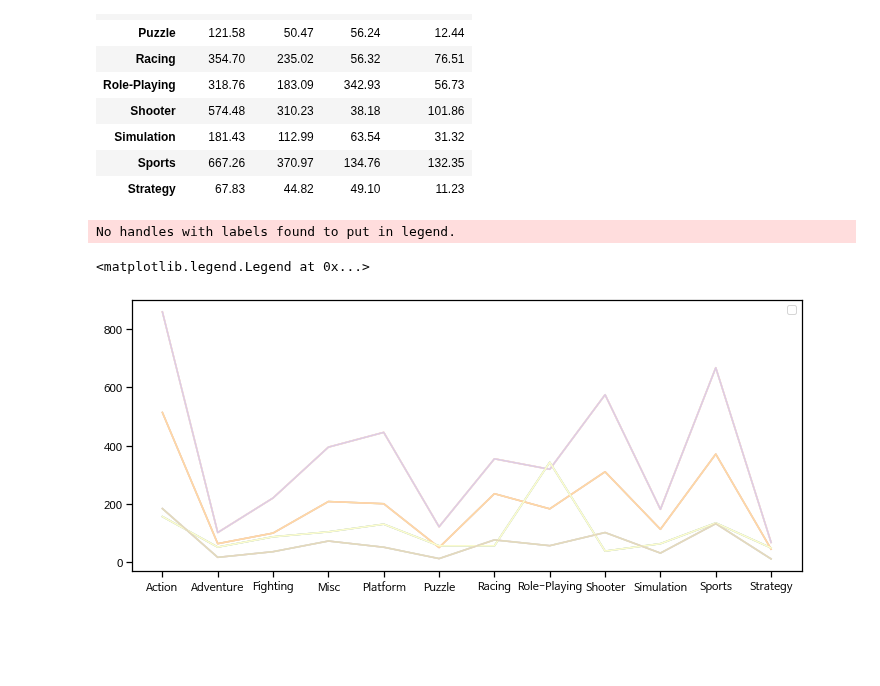
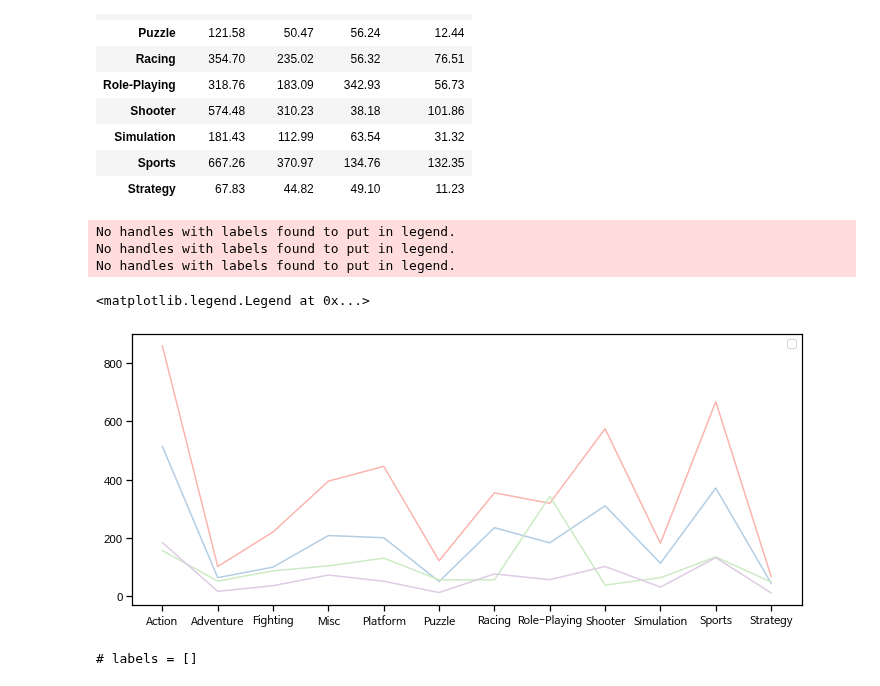
Before and after one commit to ljs7463/AnalysisProject, a Jupyter notebook: Gameanalysis.ipynb, the cells around one changed output. Cells and saved outputs as stored; diff of their text form; code cells hidden in the pictures; blank space fills up the shorter version.

```diff
--- a/Gameanalysis.ipynb
+++ b/Gameanalysis.ipynb
@@ -688,17 +688,21 @@ dataset.groupby('Genre')[['NA_Sales','EU_Sales','JP_Sales','Other_Sales']].sum()
 | Strategy | 67.83 | 44.82 | 49.10 | 11.23 |
 # %%
 sns.set_context('notebook')
-fig,ax = plt.subplots(figsize=(12,5))
+fig, ax= plt.subplots(figsize = (12, 5))
 
-
-for i in label:
-  ax.plot(dataset.groupby('Genre')[['NA_Sales','EU_Sales','JP_Sales','Other_Sales']].sum())
-  ax.legend()
+ax.plot(dataset.groupby('Genre')[['NA_Sales','EU_Sales','JP_Sales','Other_Sales']].sum())
 
 ax = plt.gca()
 handles, labels = ax.get_legend_handles_labels()
-ax.legend(handles=handles, labels=['북미', '유럽', '일본', '기타지역'])
+ax.legend(handles=handles, labels=['NA_Sales','EU_Sales','JP_Sales','Other_Sales'])
+plt.legend()
 # %% [output]
 No handles with labels found to put in legend.
+No handles with labels found to put in legend.
+No handles with labels found to put in legend.
 <matplotlib.legend.Legend at 0x...>
-[figure, old version]
+[figure, new version]
+# %%
+print(f"# labels = {labels}")
+# %% [output]
+# labels = []
```
